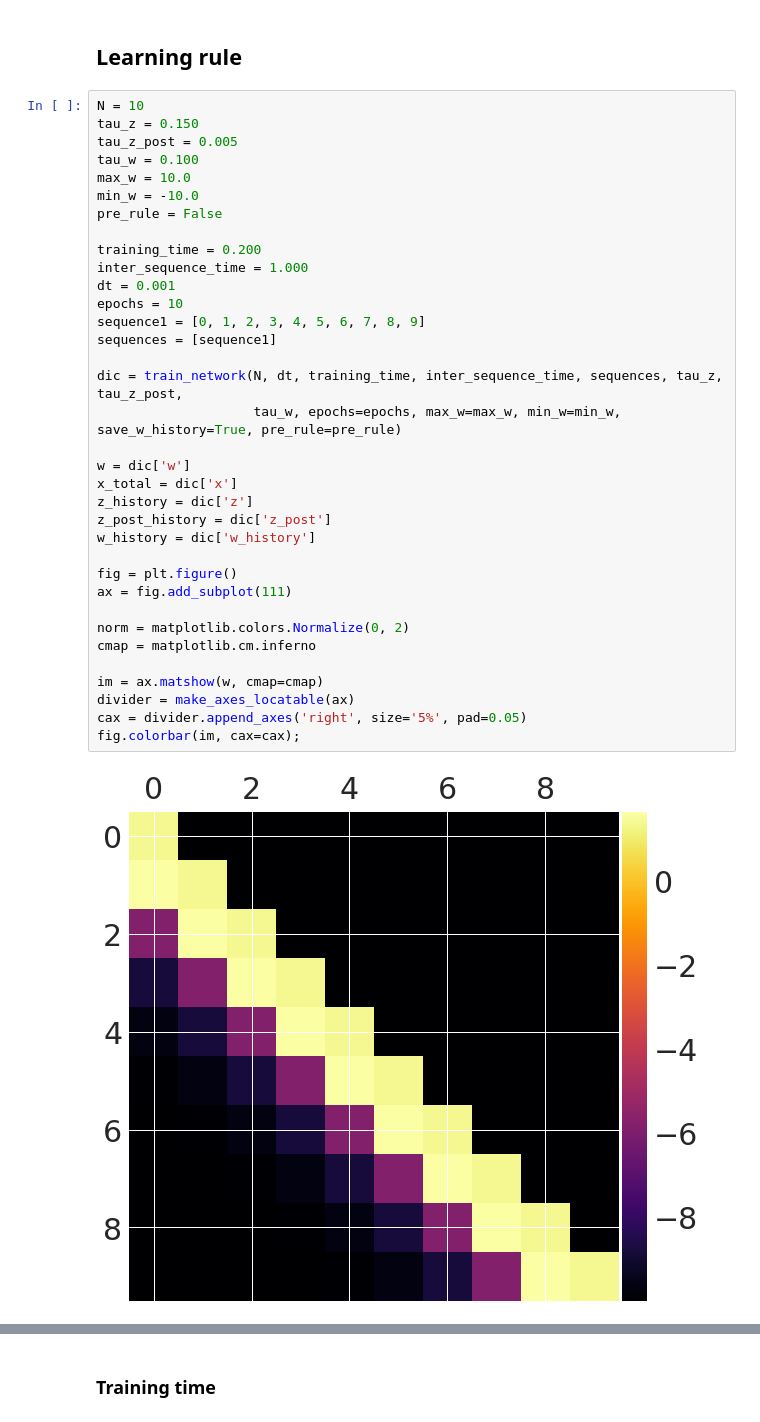
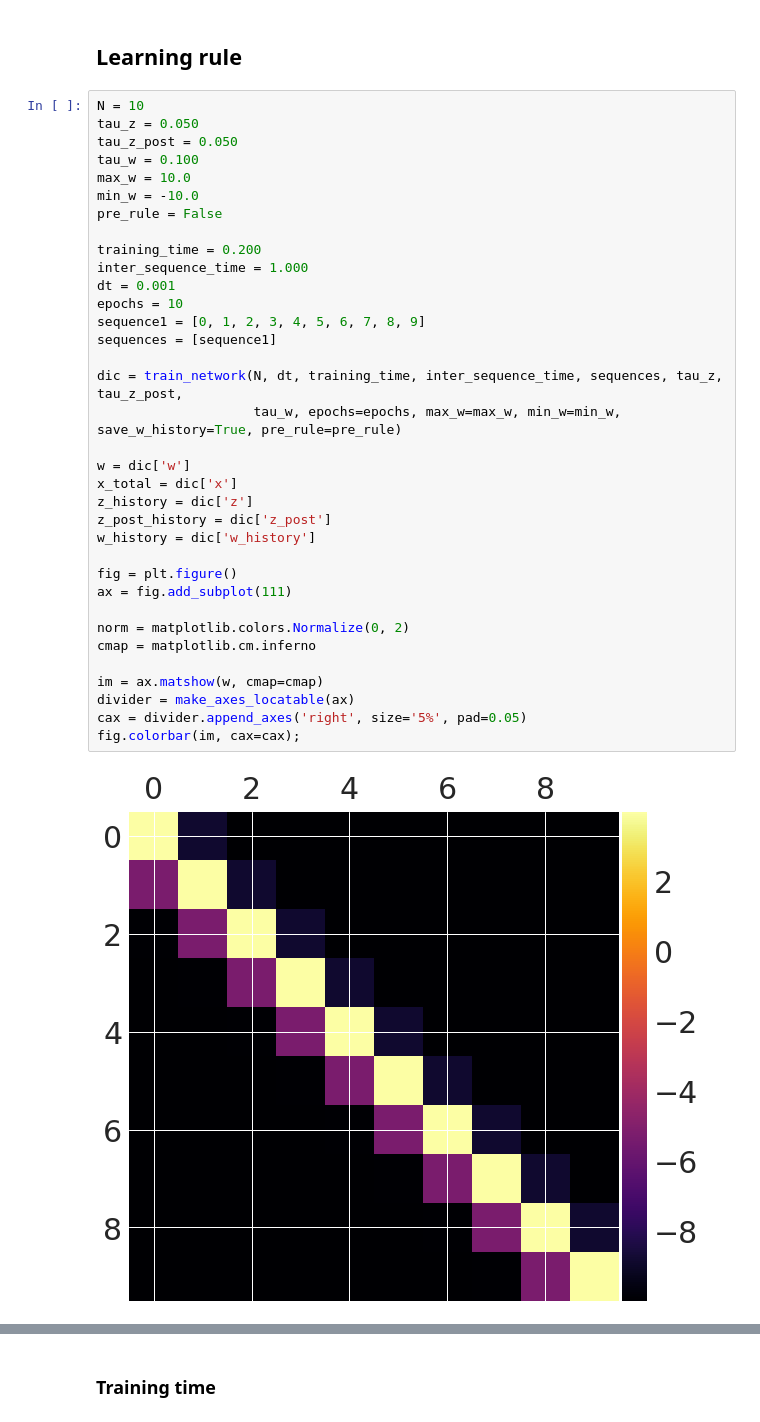
Before and after one commit to h-mayorquin/firing_rate_sequences, a Jupyter notebook: notebooks/2017-11-22(Learning rule II).ipynb, the cells around one changed output, grey strips where cells are left out. Saved outputs shown, nothing was run; the diff lists cells and outputs as text.

```diff
--- a/notebooks/2017-11-22(Learning rule II).ipynb
+++ b/notebooks/2017-11-22(Learning rule II).ipynb
@@ -23,41 +23,41 @@ from analysis import time_t1, time_t2, time_t1_local, time_t2_local, time_t2_com
 ## Learning rule
 # %%
 N = 10
-tau_z = 0.150
-tau_z_post = 0.005
+tau_z = 0.050
+tau_z_post = 0.050
 tau_w = 0.100
 max_w = 10.0
 min_w = -10.0
 pre_rule = False
 
 training_time = 0.200
 inter_sequence_time = 1.000
 dt = 0.001
 epochs = 10
 sequence1 = [0, 1, 2, 3, 4, 5, 6, 7, 8, 9]
 sequences = [sequence1]
 
 dic = train_network(N, dt, training_time, inter_sequence_time, sequences, tau_z, tau_z_post,
                     tau_w, epochs=epochs, max_w=max_w, min_w=min_w, save_w_history=True, pre_rule=pre_rule)
 
 w = dic['w']
 x_total = dic['x']
 z_history = dic['z']
 z_post_history = dic['z_post']
 w_history = dic['w_history']
 
 fig = plt.figure()
 ax = fig.add_subplot(111)
 
 norm = matplotlib.colors.Normalize(0, 2)
 cmap = matplotlib.cm.inferno
 
 im = ax.matshow(w, cmap=cmap)
 divider = make_axes_locatable(ax)
 cax = divider.append_axes('right', size='5%', pad=0.05)
 fig.colorbar(im, cax=cax);
 # %% [output]
-[figure, old version]
+[figure, new version]
 # %%
 fig = plt.figure()
 ax = fig.add_subplot(111)
```
Also changed, not shown: parts of 1 cell of this notebook, 5 other files.
